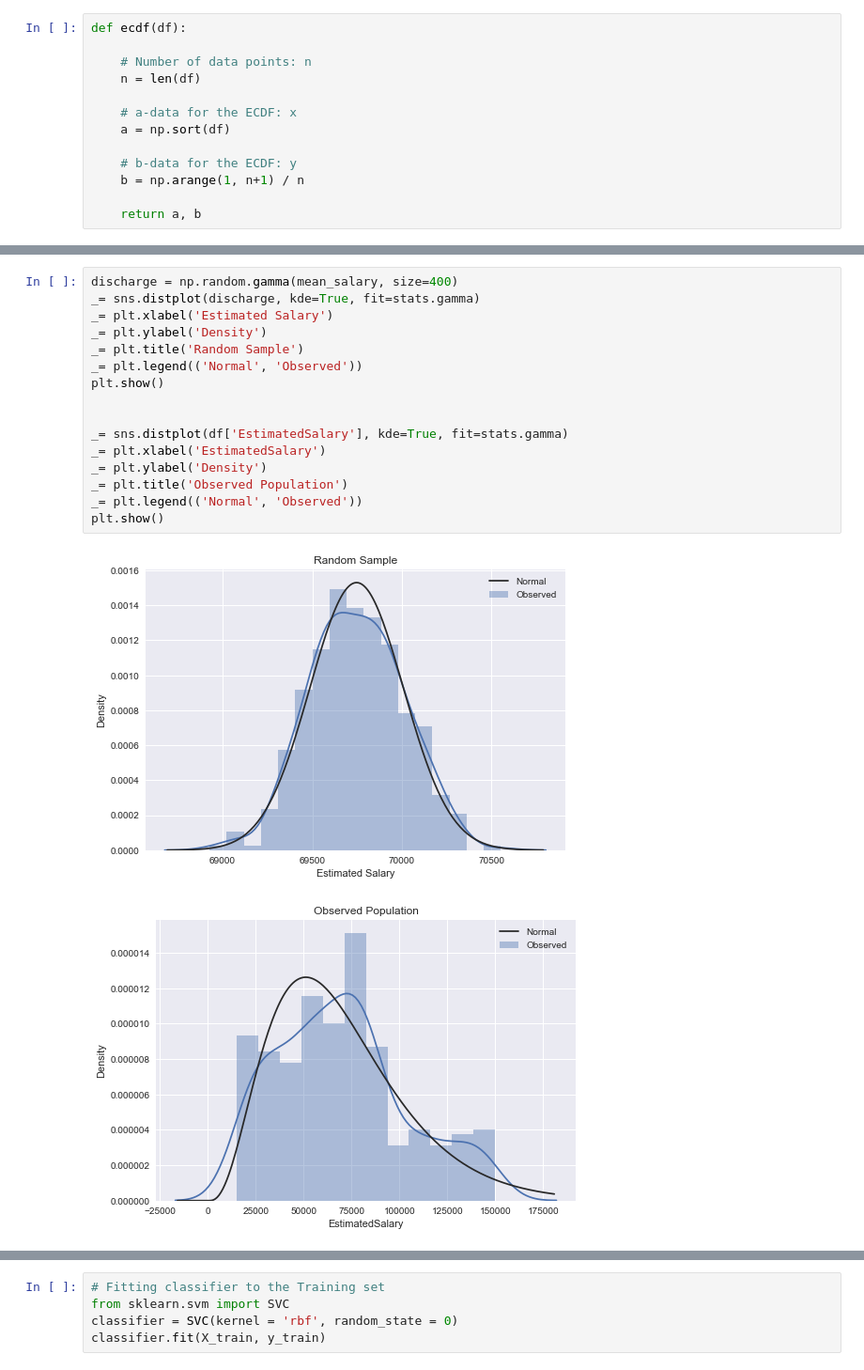
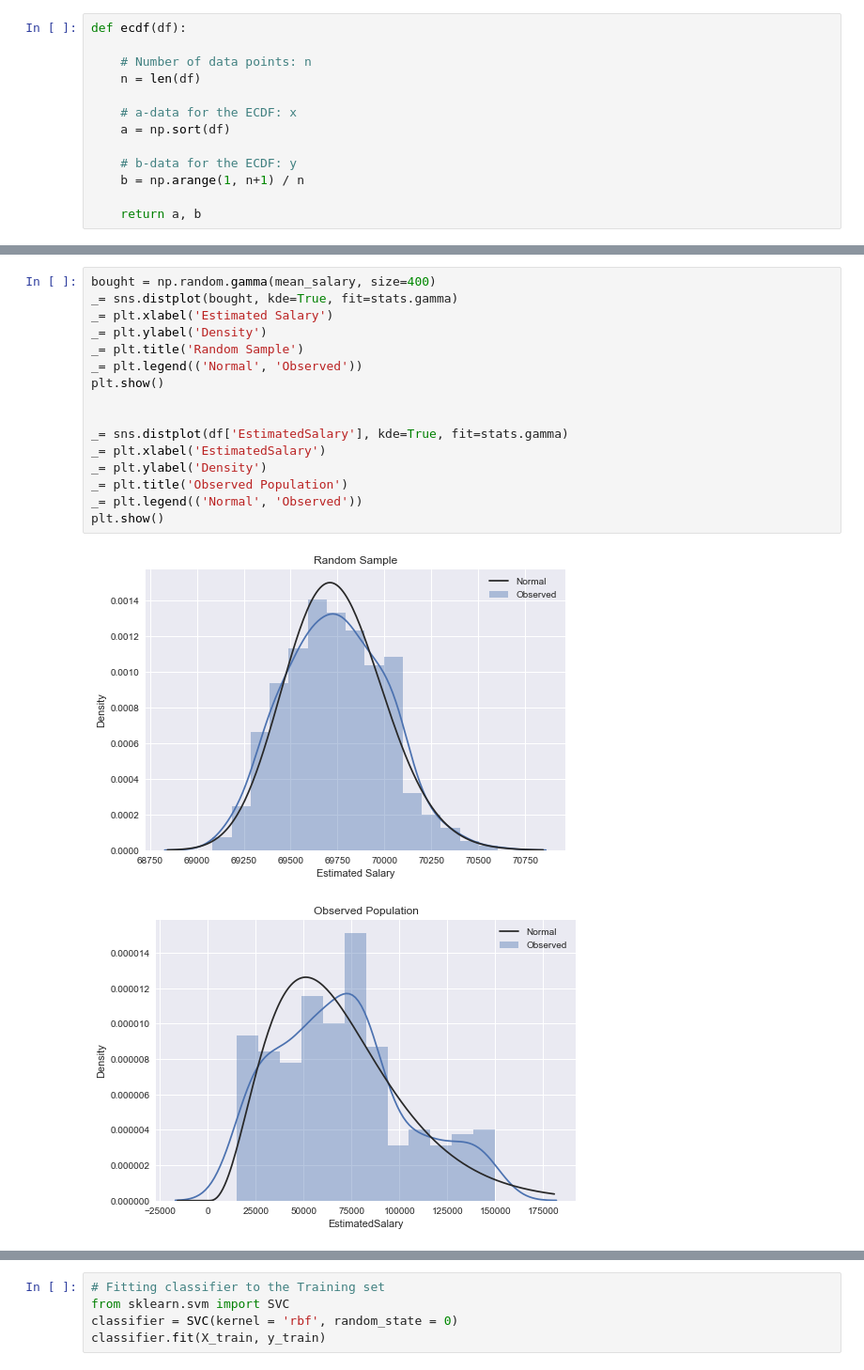
Before and after one commit to TimusLetap/Social-Network-Ads, a Jupyter notebook: Social+Network+Ads2.ipynb, the cells around one changed output, grey strips where cells are left out. Shown at 94% size. Saved outputs shown, nothing was run; the diff lists cells and outputs as text.

```diff
--- a/Social+Network+Ads2.ipynb
+++ b/Social+Network+Ads2.ipynb
@@ -280,20 +448,20 @@ plt.show()
 # %%
-discharge = np.random.gamma(mean_salary, size=400)
-_= sns.distplot(discharge, kde=True, fit=stats.gamma)
+bought = np.random.gamma(mean_salary, size=400)
+_= sns.distplot(bought, kde=True, fit=stats.gamma)
 _= plt.xlabel('Estimated Salary')
 _= plt.ylabel('Density')
 _= plt.title('Random Sample')
 _= plt.legend(('Normal', 'Observed'))
 plt.show()
 
 
 _= sns.distplot(df['EstimatedSalary'], kde=True, fit=stats.gamma)
 _= plt.xlabel('EstimatedSalary')
 _= plt.ylabel('Density')
 _= plt.title('Observed Population')
 _= plt.legend(('Normal', 'Observed'))
 plt.show()
 # %% [output]
-[figure, old version]
+[figure, new version]
 [figure]
 # %%
```
Also changed, not shown: parts of 44 cells of this notebook, 1 other file.
